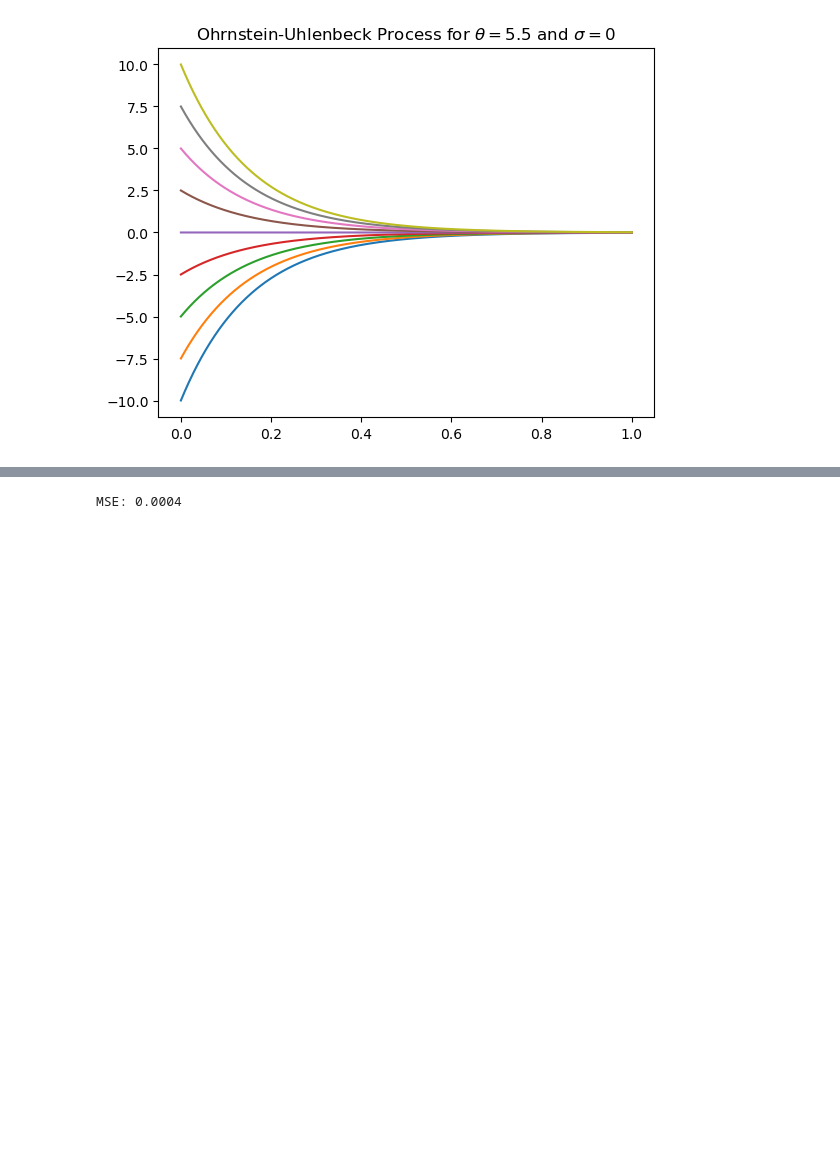
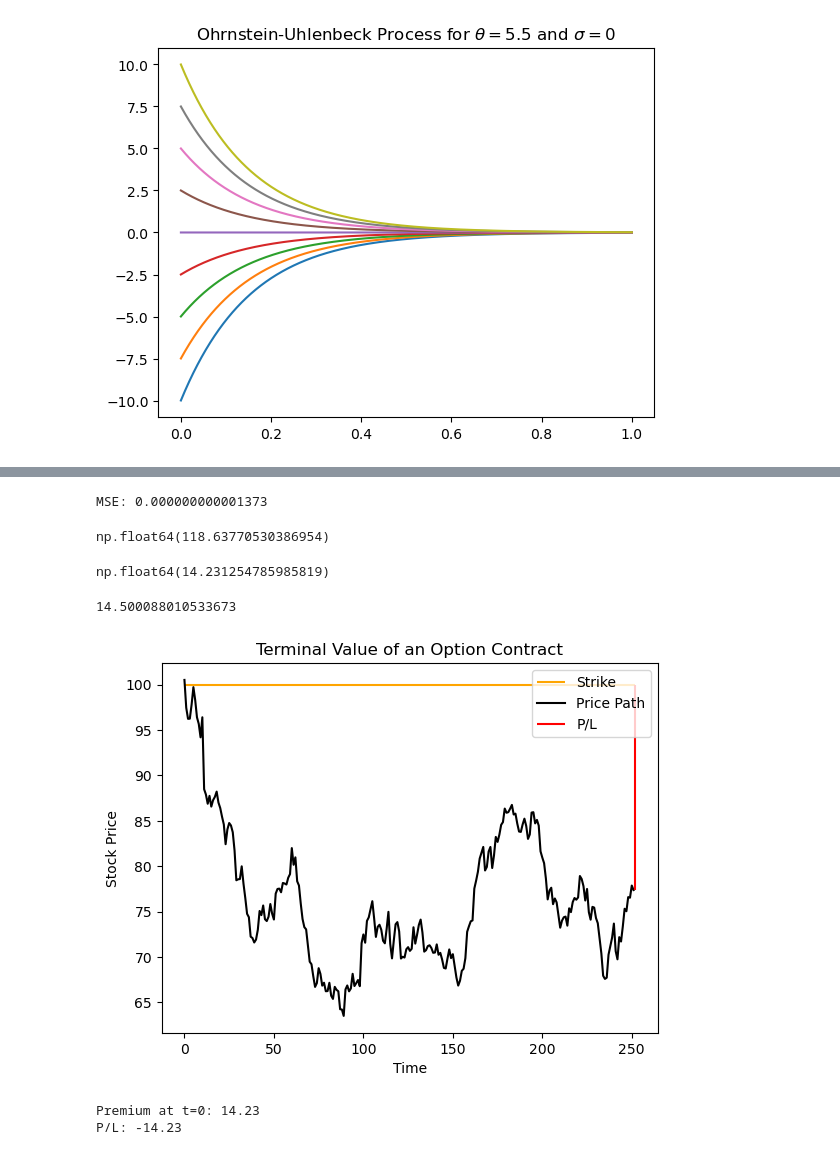
Before and after one commit to asandonato1/stochasticDiffEQs, a Jupyter notebook: blackScholes_eulerMaruyama.ipynb, the cells around one changed output, grey strips where cells are left out. Saved outputs shown, nothing was run; the diff lists cells and outputs as text; code cells hidden in the pictures; blank space fills up the shorter version.

Commit message:
monte carlo sim

```diff
--- a/blackScholes_eulerMaruyama.ipynb
+++ b/blackScholes_eulerMaruyama.ipynb
@@ -57,5 +57,9 @@ plt.legend()
 # %%
 mse = sum(results[-1])/len(results[-1])
-print(f"MSE: {mse:.4f}")
+print(f"MSE: {mse:.15f}")
 # %% [output]
-MSE: 0.0004
+MSE: 0.000000000001373
+# %%
+np.mean(results[0])
+# %% [output]
+np.float64(118.63770530386954)
@@ -61,0 +74,4 @@ MSE: 0.0004
+# %%
+blackScholesCall(100, 100, 0.3, 0.05, 1)
+# %% [output]
+np.float64(14.231254785985819)
@@ -61,0 +95,43 @@ MSE: 0.0004
+# %%
+K = 100
+r = 0.05
+T = 1.0
+sigma = 0.3
+S0 = 100
+n = 2**12
+steps = 2**12
+
+params = [n, steps, S0, K, sigma, r, T]
+
+price = blackScholesMonteCarlo(*params)
+print(price)  # Deverá dar ~14.23 (como a fórmula analítica)
+# %% [output]
+14.500088010533673
+# %%
+import matplotlib.pyplot as plt
+import qfin as qf
+
+# simulate dynamics of the underlying according to Geometric Brownian Motion
+path = qf.simulations.GeometricBrownianMotion(100, 0.05, .3, 1/252, 1)
+
+
+# create a chart of the price path and the strike price
+plt.title("Terminal Value of an Option Contract")
+plt.hlines(100, 0, 252, label='Strike', color='orange')
+plt.plot(path.simulated_path, label='Price Path', color='black')
+if max(path.simulated_path[-1] - 100, 0) == 0:
+    plt.vlines(252, path.simulated_path[-1], 100, color='red', label="P/L")
+else:
+    plt.vlines(252, 100, path.simulated_path[-1], color='green', label="P/L")
+plt.xlabel('Time')
+plt.ylabel('Stock Price')
+plt.legend()
+plt.show()
+
+# print the premium and the resulting P/L
+print(f"Premium at t=0: {blackScholesCall(100, 100, .3, .05, 1):.2f}")
+print(f"P/L: {max(path.simulated_path[-1] - 100, 0) - blackScholesCall(100, 100, .3, .05, 1):.2f}")
+# %% [output]
+[figure, added]
+Premium at t=0: 14.23
+P/L: -14.23
```
Also changed, not shown: parts of 8 cells of this notebook, 1 other file.
